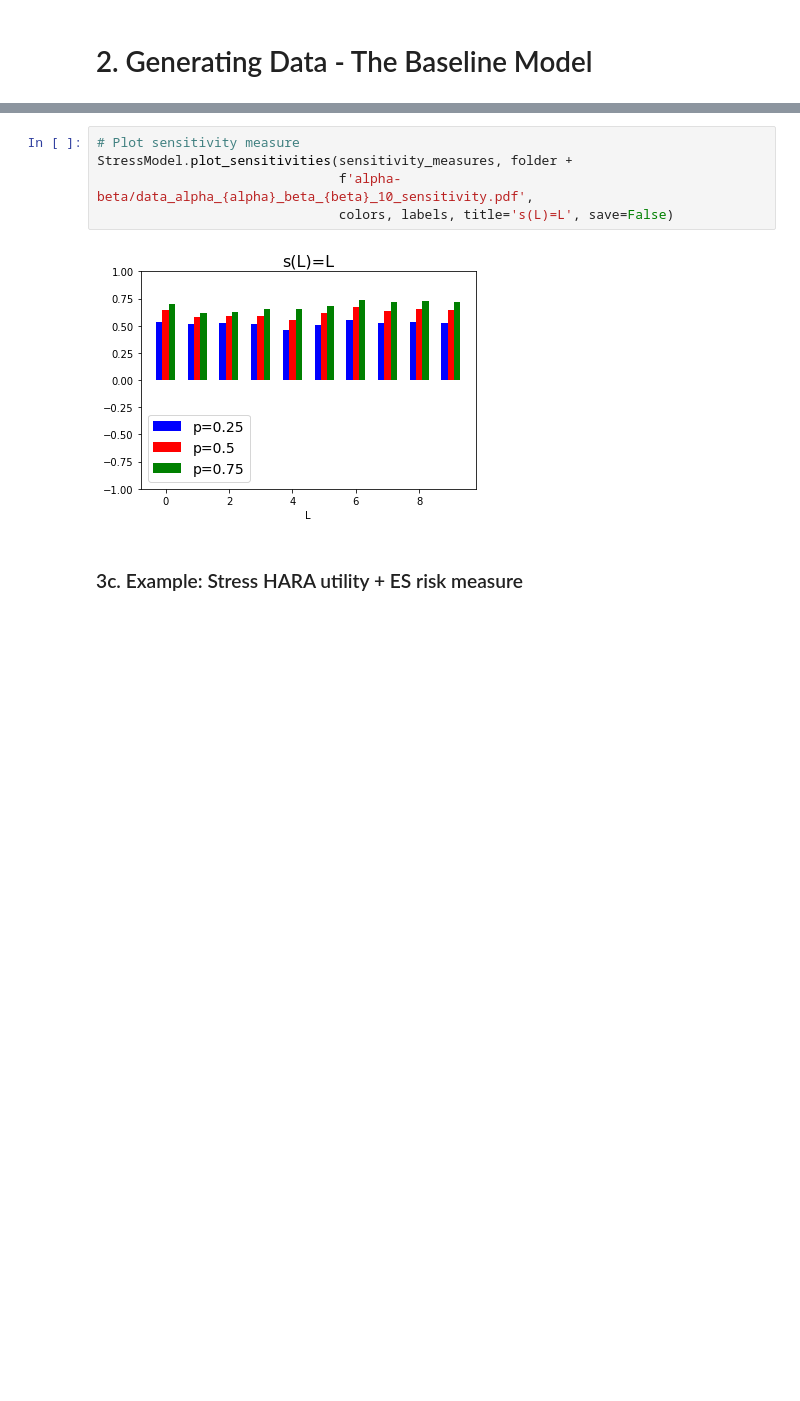
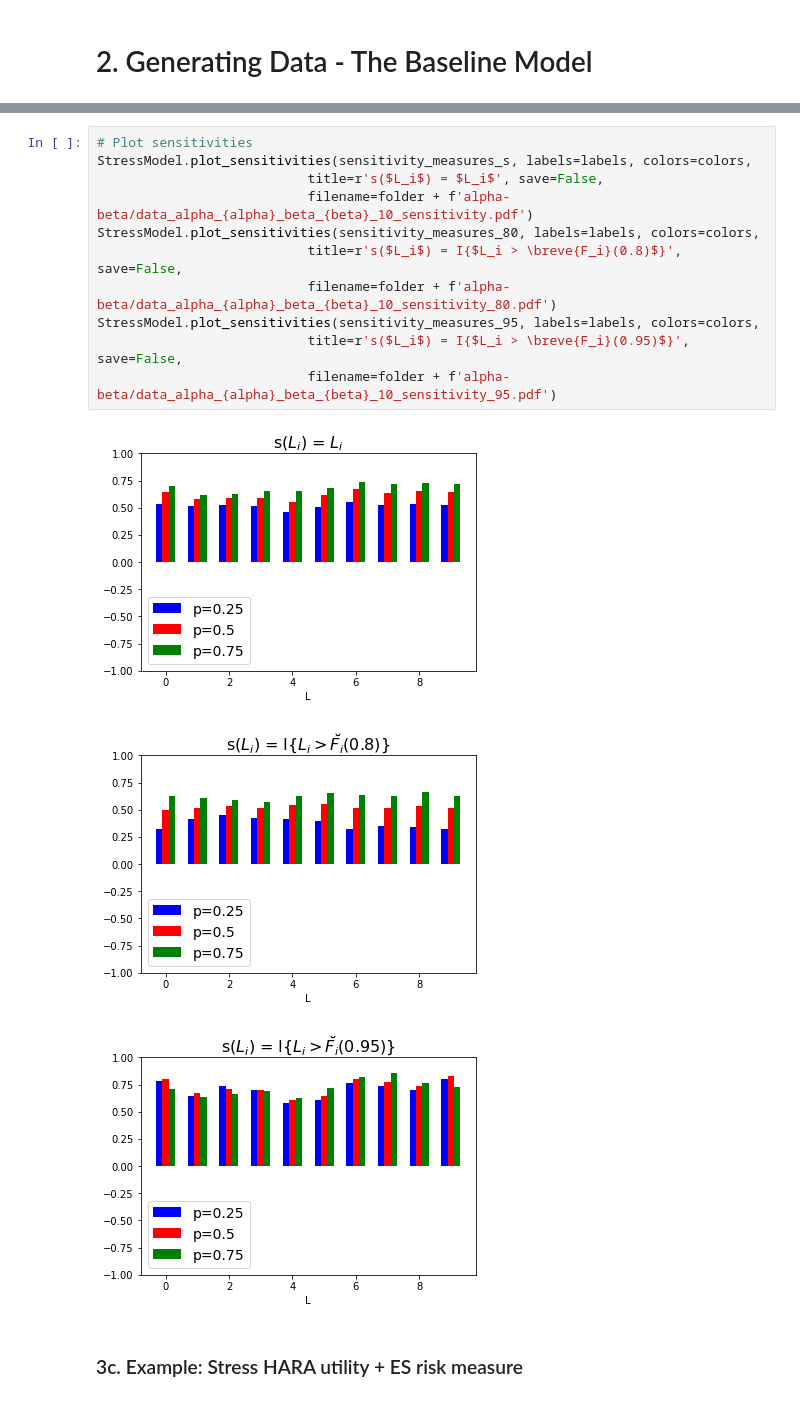
Before and after one commit to spesenti/SWIM-Wasserstein-py, a Jupyter notebook: Data/Example/W_Stress_example.ipynb, the cells around one changed output, grey strips where cells are left out. Cells and saved outputs as stored; diff of their text form; blank space fills up the shorter version.

```diff
--- a/Data/Example/W_Stress_example.ipynb
+++ b/Data/Example/W_Stress_example.ipynb
@@ -261,10 +290,18 @@ We use $s(X_i) = X_i$.
-# %%
-# Plot sensitivity measure
-StressModel.plot_sensitivities(sensitivity_measures, folder +
-                               f'alpha-beta/data_alpha_{alpha}_beta_{beta}_10_sensitivity.pdf',
-                               colors, labels, title='s(L)=L', save=False)
-# %% [output]
-[figure, removed]
+# %%
+# Plot sensitivities
+StressModel.plot_sensitivities(sensitivity_measures_s, labels=labels, colors=colors,
+                           title=r's($L_i$) = $L_i$', save=False,
+                           filename=folder + f'alpha-beta/data_alpha_{alpha}_beta_{beta}_10_sensitivity.pdf')
+StressModel.plot_sensitivities(sensitivity_measures_80, labels=labels, colors=colors,
+                           title=r's($L_i$) = I{$L_i > \breve{F_i}(0.8)$}', save=False,
+                           filename=folder + f'alpha-beta/data_alpha_{alpha}_beta_{beta}_10_sensitivity_80.pdf')
+StressModel.plot_sensitivities(sensitivity_measures_95, labels=labels, colors=colors,
+                           title=r's($L_i$) = I{$L_i > \breve{F_i}(0.95)$}', save=False,
+                           filename=folder + f'alpha-beta/data_alpha_{alpha}_beta_{beta}_10_sensitivity_95.pdf')
+# %% [output]
+[figure, added]
+[figure, added]
+[figure, added]
 # %% [markdown]
 ### 3c. Example: Stress HARA utility + ES risk measure
 # %%
```
Also changed, not shown: parts of 20 cells of this notebook, 1 other file.
